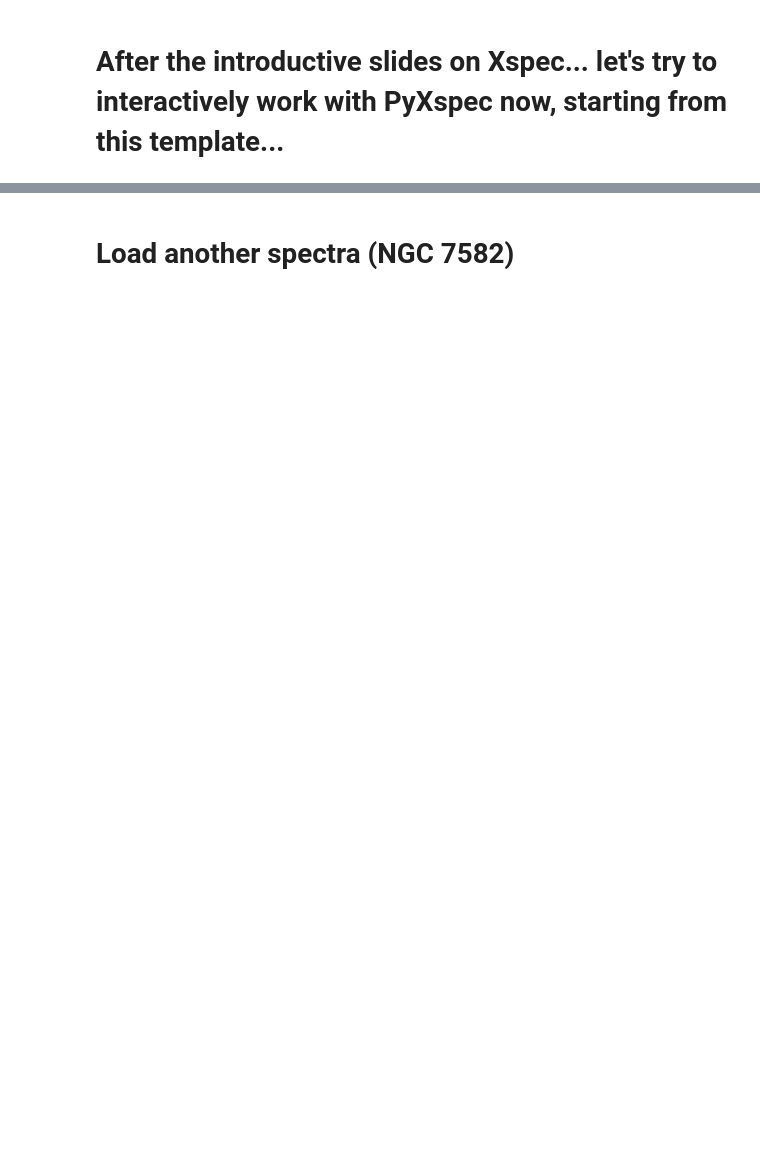
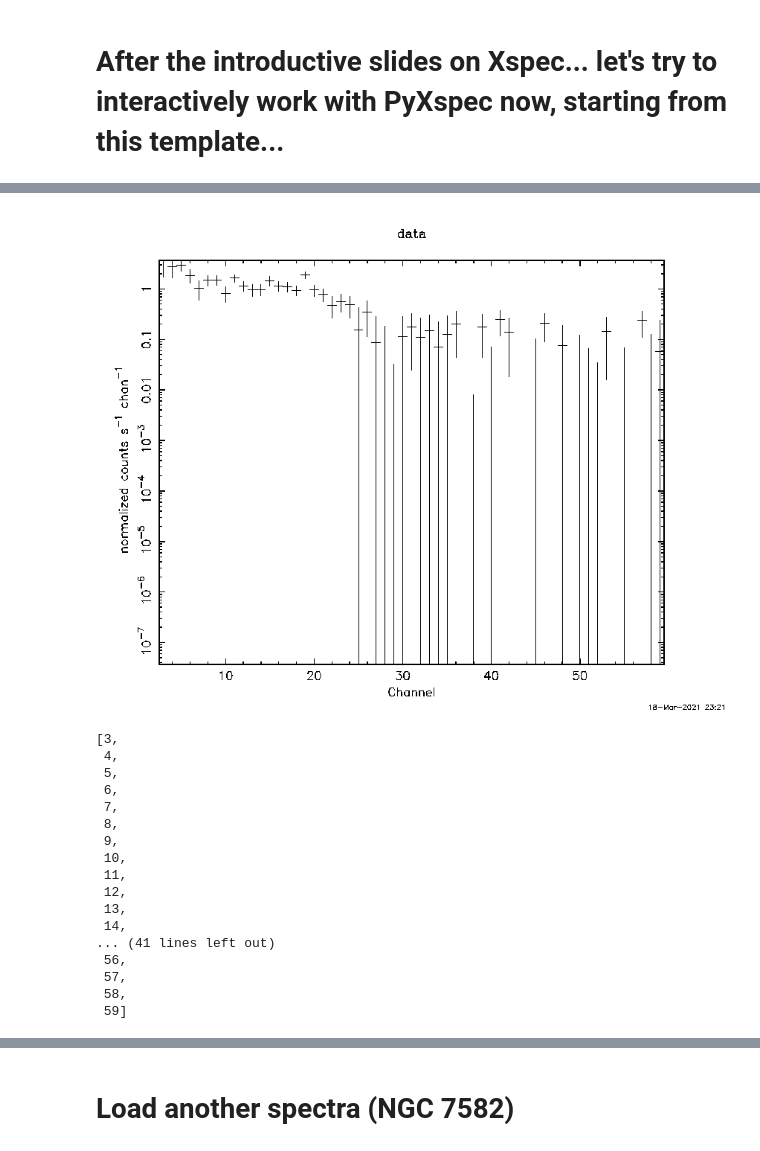
Before and after one commit to andreatramacere/xspec_students, a Jupyter notebook: examples/xspec_tutorial.ipynb, the cells around one changed output, grey strips where cells are left out. Drawn from its saved outputs; the diff is of its cells as text; code cells hidden in the pictures; blank space fills up the shorter version.

```diff
--- a/examples/xspec_tutorial.ipynb
+++ b/examples/xspec_tutorial.ipynb
@@ -98,0 +158,22 @@ m = xsp.Model(model_name)
+# %%
+plot_spectrum(what='ldata', units='ch')
+s.noticed
+# %% [output]
+[figure, added]
+[3,
+ 4,
+ 5,
+ 6,
+ 7,
+ 8,
+ 9,
+ 10,
+ 11,
+ 12,
+ 13,
+ 14,
+... (41 lines left out)
+ 56,
+ 57,
+ 58,
+ 59]
```
Also changed, not shown: parts of 67 cells of this notebook.
